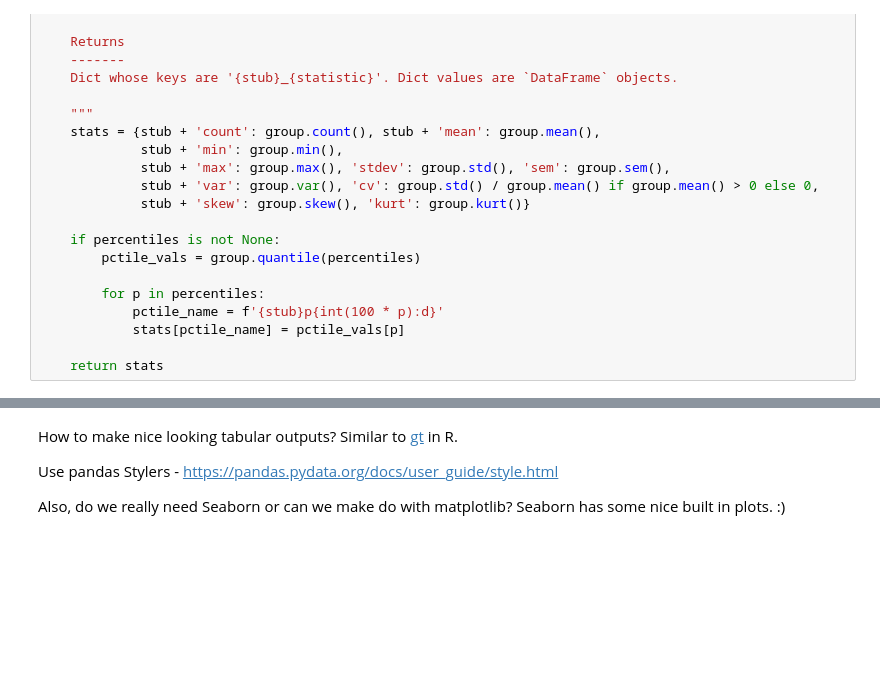
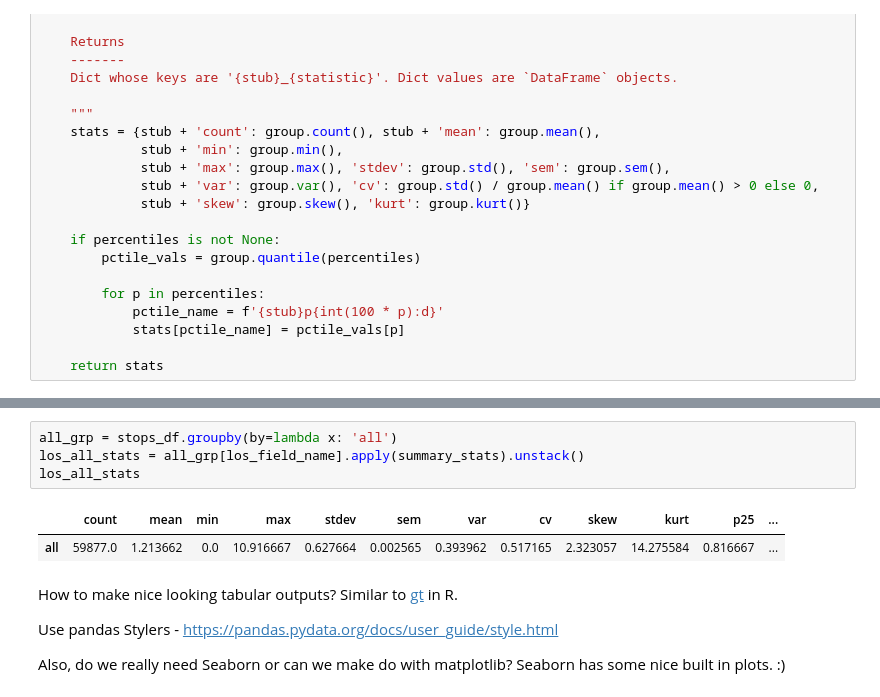
Before and after one commit to misken/hillmaker, a Jupyter notebook: examples/notebooks/los_summary.ipynb, the cells around one changed output, grey strips where cells are left out. Cells and saved outputs as stored; diff of their text form; blank space fills up the shorter version.

```diff
--- a/examples/notebooks/los_summary.ipynb
+++ b/examples/notebooks/los_summary.ipynb
@@ -135,6 +138,13 @@ occ_stats
 | IVT | 33179.0 | 1.147418 | 0.000000 | 10.916667 | 0.702600 | 0.003857 | 0.493647 | 0.612331 | 2.870813 | 16.362389 | 0.733333 | ... |
 | MYE | 6478.0 | 1.429021 | 0.533333 | 2.483333 | 0.397153 | 0.004934 | 0.157731 | 0.277920 | 0.397701 | -0.446451 | 1.133333 | ... |
 | OTH | 3767.0 | 1.502048 | 1.016667 | 2.483333 | 0.349509 | 0.005695 | 0.122157 | 0.232688 | 0.532790 | -0.652905 | 1.200000 | ... |
+# %%
+all_grp = stops_df.groupby(by=lambda x: 'all')
+los_all_stats = all_grp[los_field_name].apply(summary_stats).unstack()
+los_all_stats
+# %% [output]
+|  | count | mean | min | max | stdev | sem | var | cv | skew | kurt | p25 | ... |
+| all | 59877.0 | 1.213662 | 0.0 | 10.916667 | 0.627664 | 0.002565 | 0.393962 | 0.517165 | 2.323057 | 14.275584 | 0.816667 | ... |
 # %% [markdown]
 How to make nice looking tabular outputs? Similar to [gt](https://posit.co/blog/great-looking-tables-gt-0-2/) in R.
 
```
Also changed, not shown: parts of 7 cells of this notebook, 4 other files.
